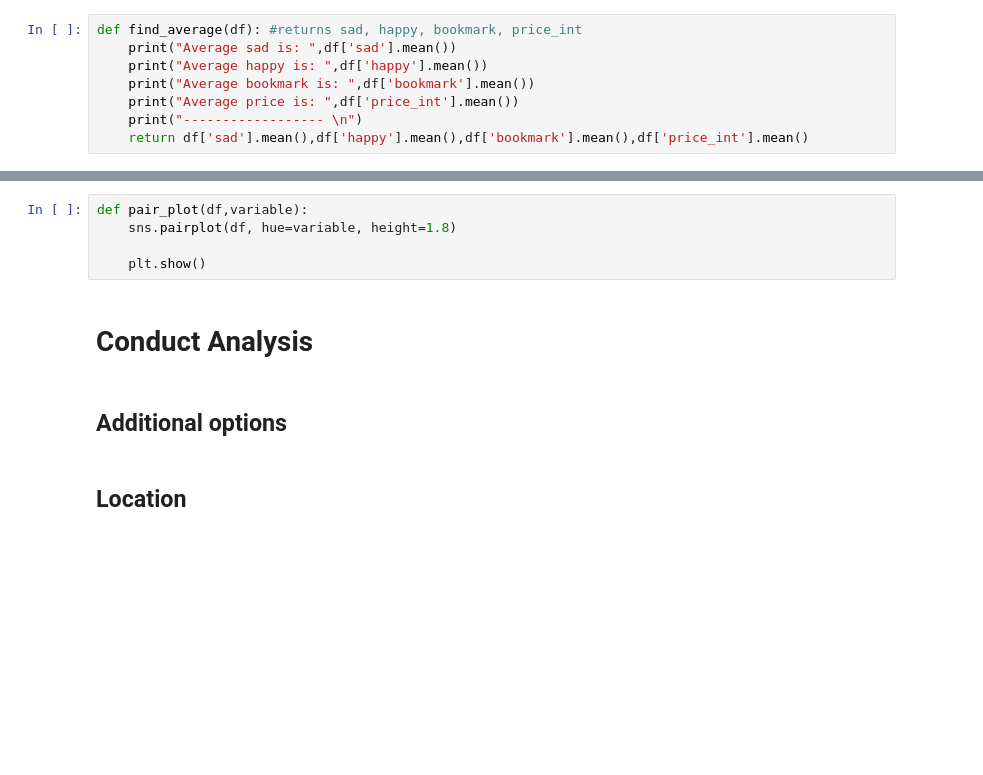
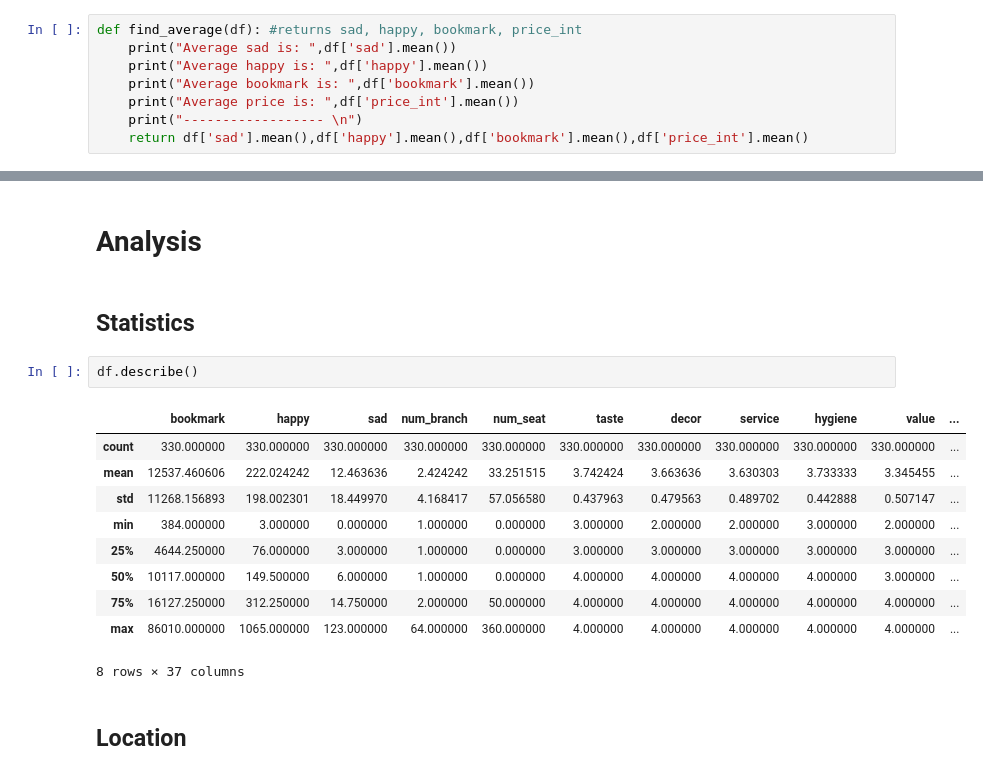
Before and after one commit to noodleconference/ISOM3400, a Jupyter notebook: MAIN_ANALYSIS.ipynb, the cells around one changed output, grey strips where cells are left out. Drawn from its saved outputs; the diff is of its cells as text; blank space fills up the shorter version.

```diff
--- a/MAIN_ANALYSIS.ipynb
+++ b/MAIN_ANALYSIS.ipynb
@@ -210,12 +173,20 @@ def scatter_bar(a,b,df):
-# %%
-def pair_plot(df,variable):
-    sns.pairplot(df, hue=variable, height=1.8)
-
-    plt.show()
 # %% [markdown]
-<h1> Conduct Analysis
+<h1> Analysis
-# %% [markdown]
-## Additional options
+# %% [markdown]
+<h2> Statistics
+# %%
+df.describe()
+# %% [output]
+|  | bookmark | happy | sad | num_branch | num_seat | taste | decor | service | hygiene | value | ... |
+| count | 330.000000 | 330.000000 | 330.000000 | 330.000000 | 330.000000 | 330.000000 | 330.000000 | 330.000000 | 330.000000 | 330.000000 | ... |
+| mean | 12537.460606 | 222.024242 | 12.463636 | 2.424242 | 33.251515 | 3.742424 | 3.663636 | 3.630303 | 3.733333 | 3.345455 | ... |
+| std | 11268.156893 | 198.002301 | 18.449970 | 4.168417 | 57.056580 | 0.437963 | 0.479563 | 0.489702 | 0.442888 | 0.507147 | ... |
+| min | 384.000000 | 3.000000 | 0.000000 | 1.000000 | 0.000000 | 3.000000 | 2.000000 | 2.000000 | 3.000000 | 2.000000 | ... |
+| 25% | 4644.250000 | 76.000000 | 3.000000 | 1.000000 | 0.000000 | 3.000000 | 3.000000 | 3.000000 | 3.000000 | 3.000000 | ... |
+| 50% | 10117.000000 | 149.500000 | 6.000000 | 1.000000 | 0.000000 | 4.000000 | 4.000000 | 4.000000 | 4.000000 | 3.000000 | ... |
+| 75% | 16127.250000 | 312.250000 | 14.750000 | 2.000000 | 50.000000 | 4.000000 | 4.000000 | 4.000000 | 4.000000 | 4.000000 | ... |
+| max | 86010.000000 | 1065.000000 | 123.000000 | 64.000000 | 360.000000 | 4.000000 | 4.000000 | 4.000000 | 4.000000 | 4.000000 | ... |
+8 rows × 37 columns
 # %% [markdown]
 <h2>Location
 # %%
```
Also changed, not shown: parts of 57 cells of this notebook, 1 other file.
